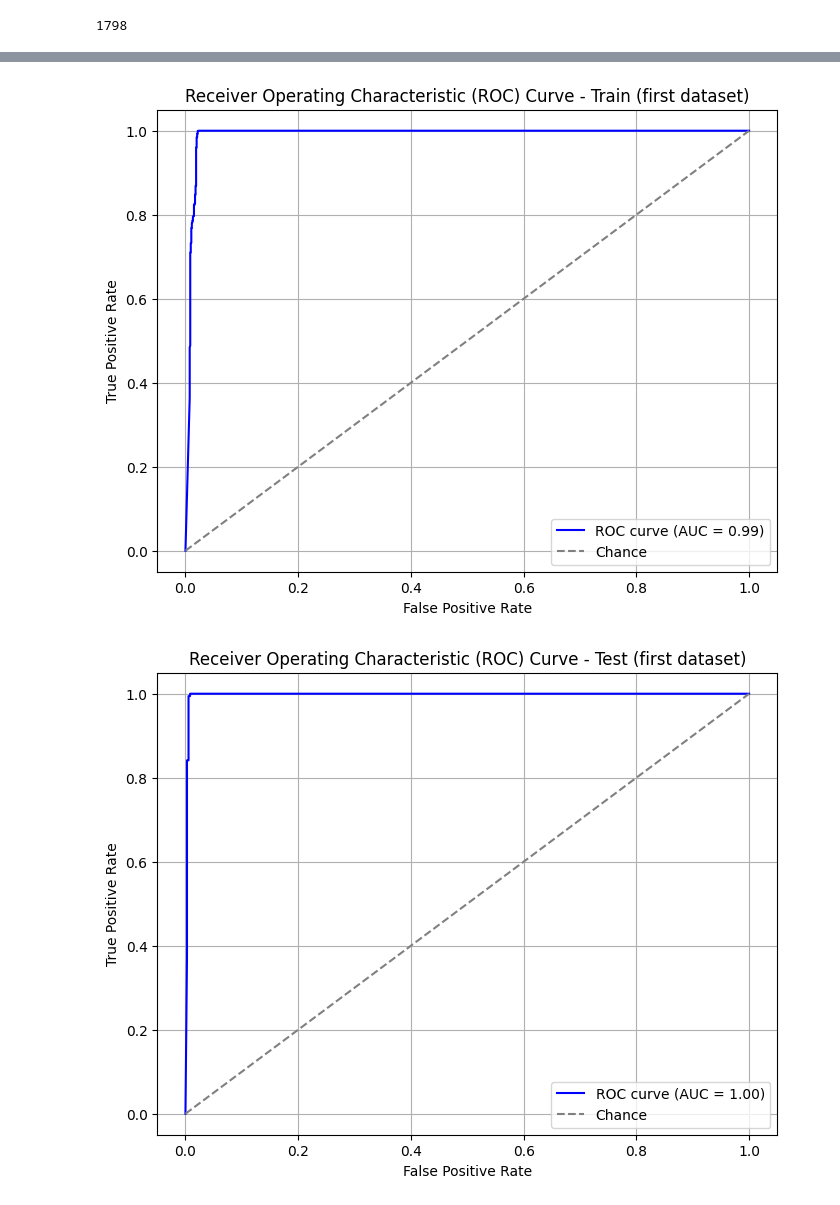
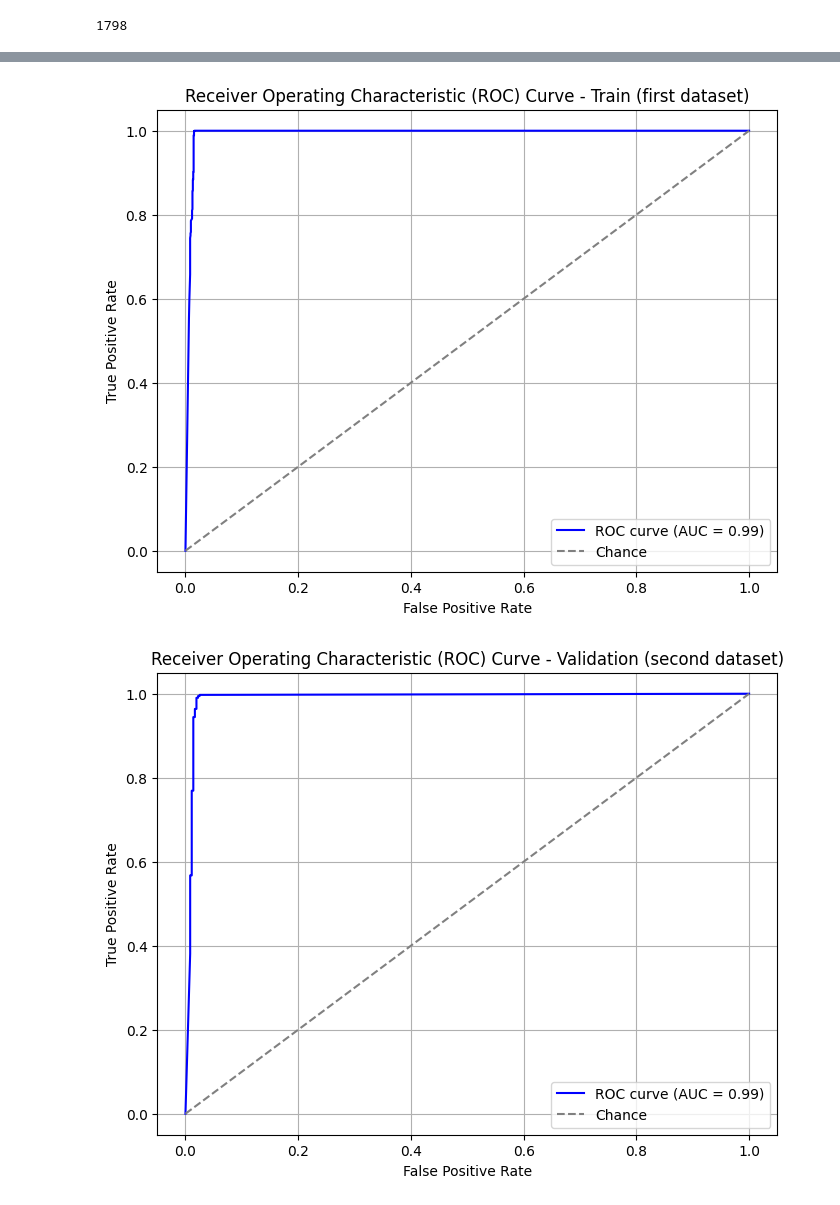
Before and after one commit to paul-dobre/IMU-FALL, a Jupyter notebook: IMU_Fall_Main binary 1.ipynb, the cells around one changed output, grey strips where cells are left out. Drawn from its saved outputs; the diff is of its cells as text; code cells hidden in the pictures.

```diff
--- a/IMU_Fall_Main binary 1.ipynb
+++ b/IMU_Fall_Main binary 1.ipynb
@@ -758,8 +757,8 @@ val_size = int(0.2 * len(features))
 test_size = len(features) - train_size - val_size
 
 train_data = features[:train_size]
-val_data = features[train_size:train_size+val_size]
-test_data = features[train_size+val_size:]
+test_data = features[train_size:train_size+test_size]
+val_data = features[train_size+test_size:]
 
 
 # Define batch size
@@ -894,39 +893,40 @@ plt.legend(loc='lower right')
 plt.grid()
 plt.show()
 # %% [output]
-[figure, old version]
+[figure, new version]
 # %%
 all_probs = []
 all_labels = []
 
 with torch.no_grad():
-    #for inputs, labels in val_loader:
-    for inputs, labels in test_loader:
+    for inputs, labels in val_loader:
+    #for inputs, labels in test_loader:
         inputs = inputs.unsqueeze(1).unsqueeze(-2)  # Add channel and spatial dimensions
 
         outputs = model(inputs)
         probs = torch.softmax(outputs, dim=1)[:, 1]  # Get probabilities for positive class
 
         all_labels.extend(labels.cpu().numpy())
         all_probs.extend(probs.cpu().numpy())
 
 all_labels = np.array(all_labels)
 all_probs = np.array(all_probs)
 
 fpr, tpr, thresholds = roc_curve(all_labels, all_probs)
 roc_auc = auc(fpr, tpr)
 
 plt.figure(figsize=(8, 6))
 plt.plot(fpr, tpr, color='blue', label=f'ROC curve (AUC = {roc_auc:.2f})')
 plt.plot([0, 1], [0, 1], color='gray', linestyle='--', label='Chance')
 plt.xlabel('False Positive Rate')
 plt.ylabel('True Positive Rate')
-plt.title('Receiver Operating Characteristic (ROC) Curve - Test (first dataset)')
+#plt.title('Receiver Operating Characteristic (ROC) Curve - Test (first dataset)')
 #plt.title('Receiver Operating Characteristic (ROC) Curve - Validation (first dataset)')
-#plt.title('Receiver Operating Characteristic (ROC) Curve - Validation (second dataset)')
+#plt.title('Receiver Operating Characteristic (ROC) Curve - Test (second dataset)')
+plt.title('Receiver Operating Characteristic (ROC) Curve - Validation (second dataset)')
 
 plt.legend(loc='lower right')
 plt.grid()
 plt.show()
 # %% [output]
-[figure, old version]
+[figure, new version]
```
Also changed, not shown: parts of 5 cells of this notebook.
